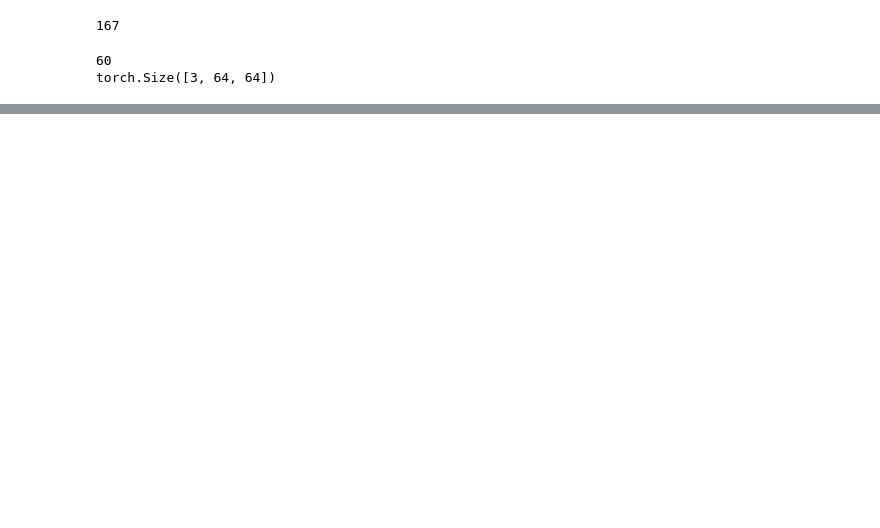
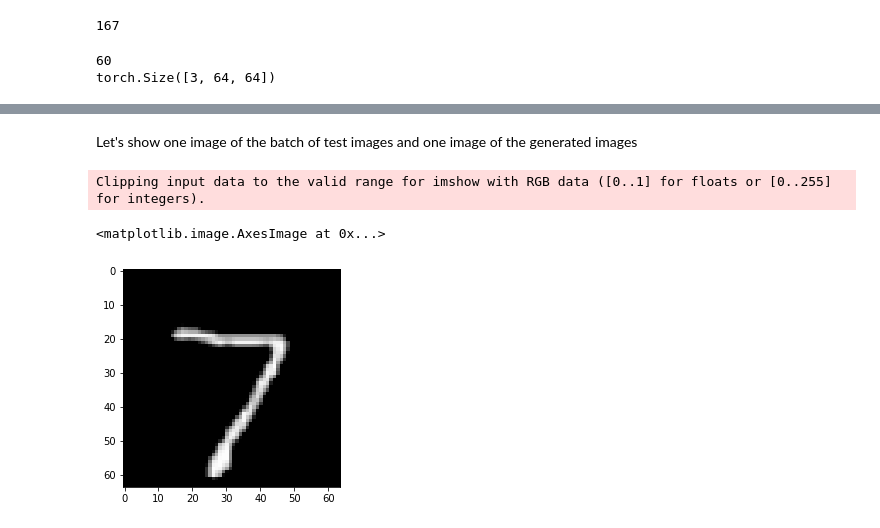
Before and after one commit to AlexCC93/BottlesAnomalies_TFM, a Jupyter notebook: GAN_approach/AnoGAN_playground2.ipynb, the cells around one changed output, grey strips where cells are left out. Drawn from its saved outputs; the diff is of its cells as text; code cells hidden in the pictures; blank space fills up the shorter version.

```diff
--- a/GAN_approach/AnoGAN_playground2.ipynb
+++ b/GAN_approach/AnoGAN_playground2.ipynb
@@ -747,0 +995,15 @@ Above we see that each batch is of 60 images.
+# %% [markdown]
+Let's show one image of the batch of test images and one image of the generated images
+# %%
+images, labels = next(iter(dataloader))
+images = images.to(device)                        # Taking the entire batch to the available device
+
+single_img = images[0]
+single_img_permuted = single_img.permute(1, 2, 0)
+single_img_numpy = single_img_permuted.cpu().detach().numpy()
+
+plt.imshow(single_img_numpy)
+# %% [output]
+Clipping input data to the valid range for imshow with RGB data ([0..1] for floats or [0..255] for integers).
+<matplotlib.image.AxesImage at 0x...>
+[figure, added]
```
Also changed, not shown: parts of 89 cells of this notebook, 6 other files.
